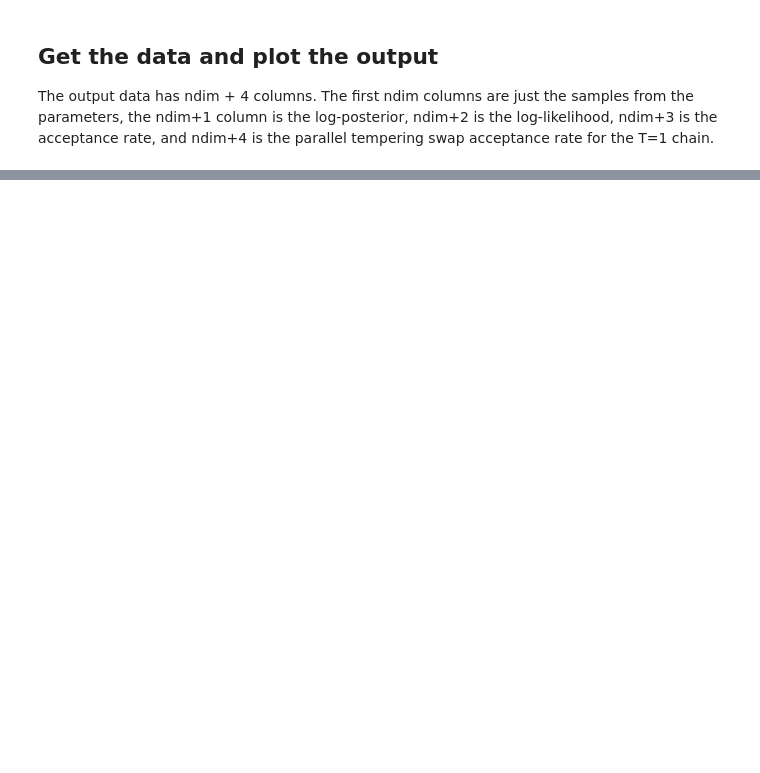
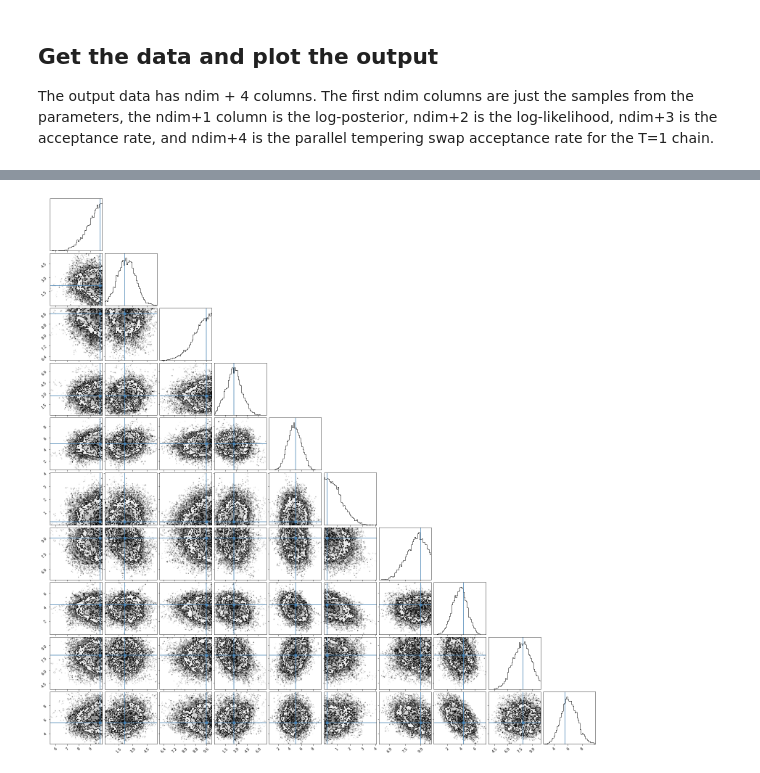
Before and after one commit to nanograv/PTMCMCSampler, a Jupyter notebook: examples/simple.ipynb, the cells around one changed output, grey strips where cells are left out. Drawn from its saved outputs; the diff is of its cells as text; code cells hidden in the pictures; blank space fills up the shorter version.

```diff
--- a/examples/simple.ipynb
+++ b/examples/simple.ipynb
@@ -119,4 +132,6 @@ plt.plot(data[burn:,-4])
 # %%
 # get the true values and plot the posteriors for the first 10 parameters
 truth = glo.mu
-corner.corner(chaint[burn:,:10], bins=50, truths=truth);
+corner.corner(chaint[burn:,:10], bins=50, truths=truth[:10]);
+# %% [output]
+[figure, added]
```
Also changed, not shown: parts of 4 cells of this notebook, 18 other files.
